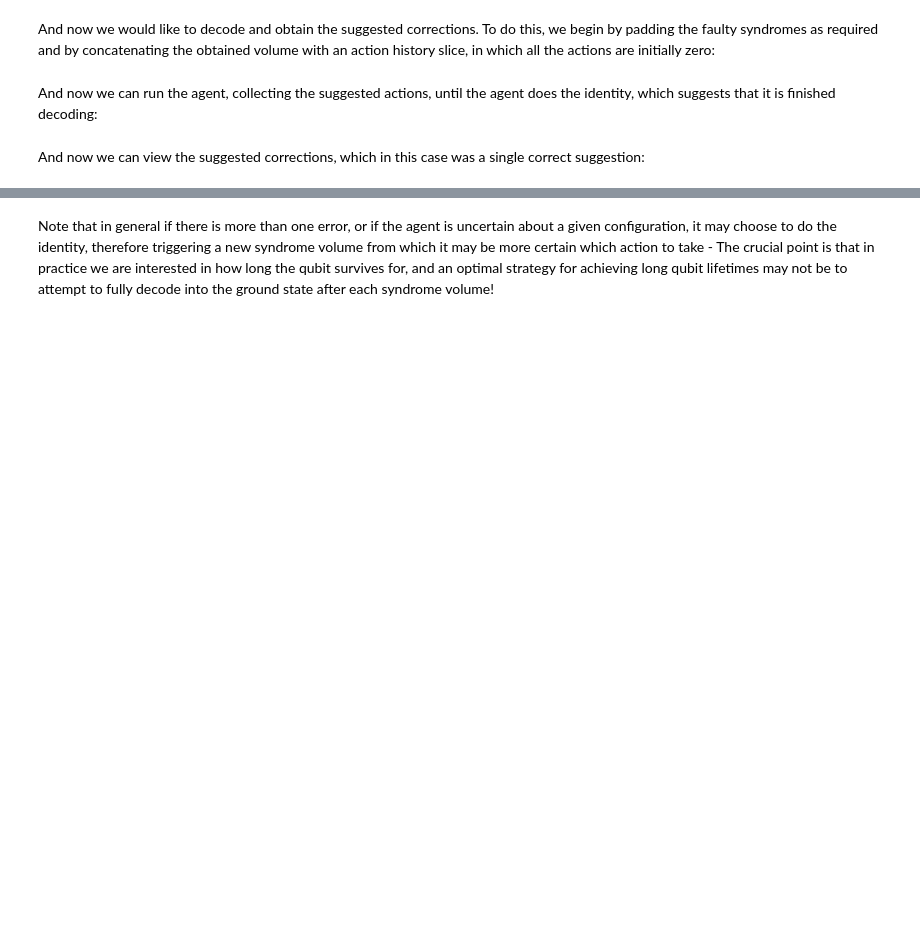
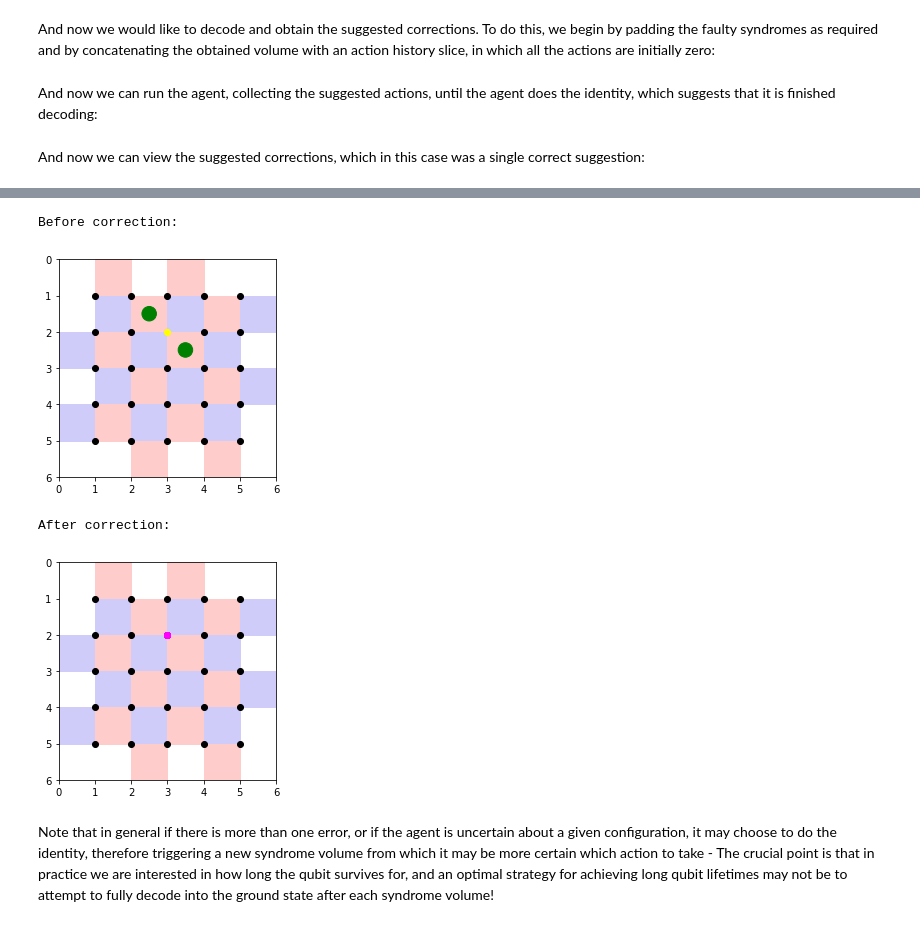
Before and after one commit to R-Sweke/DeepQ-Decoding, a Jupyter notebook: example_notebooks/3) Testing Example.ipynb, the cells around one changed output, grey strips where cells are left out. Drawn from its saved outputs; the diff is of its cells as text; code cells hidden in the pictures; blank space fills up the shorter version.

```diff
--- a/example_notebooks/3) Testing Example.ipynb
+++ b/example_notebooks/3) Testing Example.ipynb
@@ -58,13 +70,15 @@ for key in variable_configs.keys():
 # %% [markdown]
 Now we can instantiate the environment in which we will test the agent:
 # %%
-env = Surface_Code_Environment_Multi_Decoding_Cycles(d=all_configs["d"],
+env = Surface_Code_Environment_Multi_Decoding_Cycles(
+    d=all_configs["d"],
     p_phys=all_configs["p_phys"],
     p_meas=all_configs["p_meas"],
     error_model=all_configs["error_model"],
     use_Y=all_configs["use_Y"],
     volume_depth=all_configs["volume_depth"],
-    static_decoder=static_decoder)
+    static_decoder=static_decoder,
+)
 # %% [markdown]
 Now we build a model and instantiate an agent with all the parameters of the pre-trained agent. Notice that we insist on a greedy policy!
 # %%
@@ -133,19 +149,21 @@ In addition to benchmarking a decoder via the agent test method, we would like t
 
 To do this, we start by generating a faulty syndrome volume as would be generated by an experiment or in the process of a quantum computation:
 # %%
-d=5
-p_phys=0.007
-p_meas=p_phys
-error_model = "X"
+d = 5
+p_phys = 0.009
+p_meas = p_phys
+error_model = "DP"
 qubits = generateSurfaceCodeLattice(d)
 
 hidden_state = np.zeros((d, d), int)
+faulty_syndromes = []
 
-faulty_syndromes = []
 for j in range(d):
     error = generate_error(d, p_phys, error_model)
     hidden_state = obtain_new_error_configuration(hidden_state, error)
-    current_true_syndrome = generate_surface_code_syndrome_NoFT_efficient(hidden_state, qubits)
+    current_true_syndrome = generate_surface_code_syndrome_NoFT_efficient(
+        hidden_state, qubits
+    )
     current_faulty_syndrome = generate_faulty_syndrome(current_true_syndrome, p_meas)
     faulty_syndromes.append(current_faulty_syndrome)
 # %% [markdown]
@@ -225,2 +251,30 @@ print(corrections)
+# %%
+from Utils import *
+
+print("Before correction:")
+draw_surface_code(hidden_state, env.syndromes, current_true_syndrome, env.d, corrections=None)
+plt.show()
+
+corrected_state = np.zeros((d, d), int)
+corrections_coords = []
+for correction in corrections:
+    col = correction % d
+    row = (correction - col) // d
+    corrected_state[row, col] = 1
+    corrections_coords.append((row,col))
+new_hidden_state = obtain_new_error_configuration(hidden_state, corrected_state)
+new_true_syndrome = generate_surface_code_syndrome_NoFT_efficient(
+    new_hidden_state, qubits
+)
+
+print("After correction:")
+draw_surface_code(
+    new_hidden_state, env.syndromes, new_true_syndrome, env.d, corrections=corrections_coords
+)
+# %% [output]
+Before correction:
+[figure, added]
+After correction:
+[figure, added]
 # %% [markdown]
 Note that in general if there is more than one error, or if the agent is uncertain about a given configuration, it may choose to do the identity, therefore triggering a new syndrome volume from which it may be more certain which action to take - The crucial point is that in practice we are interested in how long the qubit survives for, and an optimal strategy for achieving long qubit lifetimes may not be to attempt to fully decode into the ground state after each syndrome volume!
```
Also changed, not shown: parts of 12 cells of this notebook, 7 other files.
